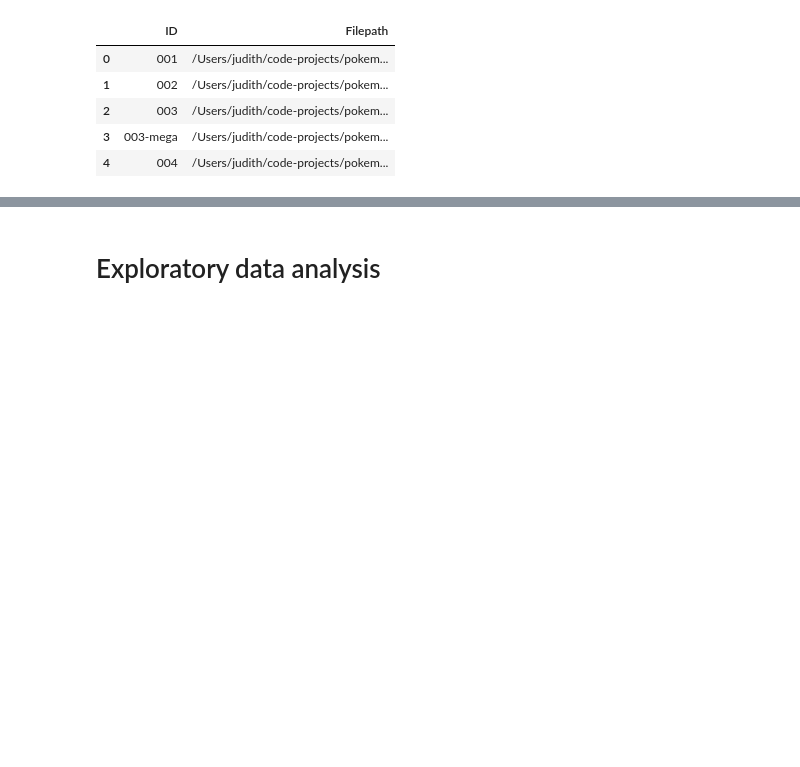
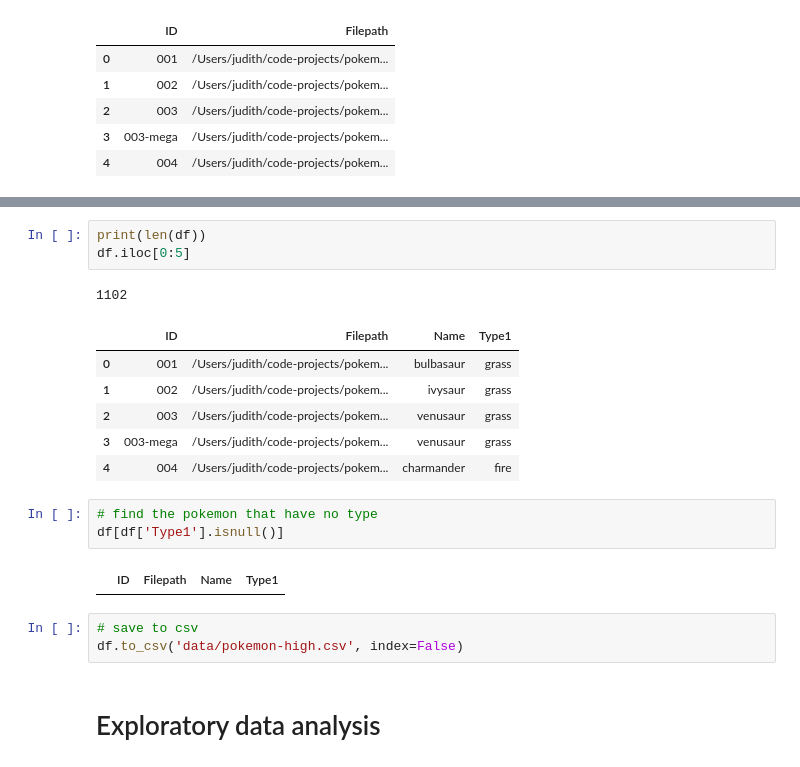
Before and after one commit to judithernandez/pokemastery, a Jupyter notebook: notebooks/04_high_data_exploration.ipynb, the cells around one changed output, grey strips where cells are left out. Cells and saved outputs as stored; diff of their text form; blank space fills up the shorter version.

```diff
--- a/notebooks/04_high_data_exploration.ipynb
+++ b/notebooks/04_high_data_exploration.ipynb
@@ -159,3 +213,22 @@ df.head()
+# %%
+print(len(df))
+df.iloc[0:5]
+# %% [output]
+1102
+|  | ID | Filepath | Name | Type1 |
+| 0 | 001 | /Users/judith/code-projects/pokem... | bulbasaur | grass |
+| 1 | 002 | /Users/judith/code-projects/pokem... | ivysaur | grass |
+| 2 | 003 | /Users/judith/code-projects/pokem... | venusaur | grass |
+| 3 | 003-mega | /Users/judith/code-projects/pokem... | venusaur | grass |
+| 4 | 004 | /Users/judith/code-projects/pokem... | charmander | fire |
+# %%
+# find the pokemon that have no type
+df[df['Type1'].isnull()]
+# %% [output]
+|  | ID | Filepath | Name | Type1 |
+# %%
+# save to csv
+df.to_csv('data/pokemon-high.csv', index=False)
 # %% [markdown]
 # Exploratory data analysis
 # %%
```
Also changed, not shown: parts of 18 cells of this notebook, 2 other files.
